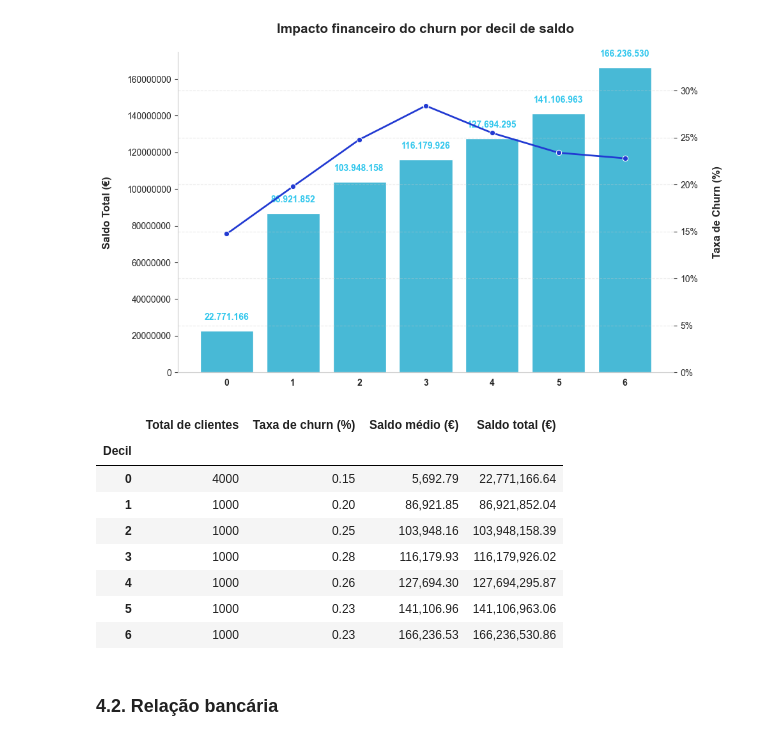
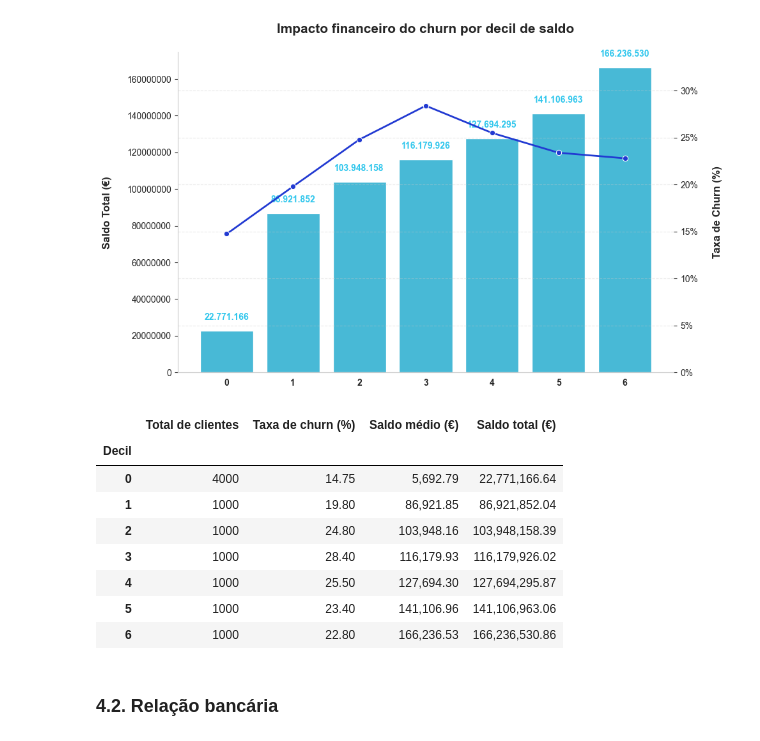
Before and after one commit to emso-exe/Churn_clientes_de_banco, a Jupyter notebook: notebooks/001_analise_exploratoria.ipynb, the cells around one changed output. Cells and saved outputs as stored; diff of their text form; code cells hidden in the pictures.

```diff
--- a/notebooks/001_analise_exploratoria.ipynb
+++ b/notebooks/001_analise_exploratoria.ipynb
@@ -697,38 +698,38 @@ plt.show()
 # %%
 # Análise por decil de saldo
 decile_analysis = (
     df.groupby('balance_decile').agg(
         total_clientes=('Exited', 'count'),
         taxa_churn=('Exited', 'mean'),
         avg_balance=('Balance', 'mean'),
         total_balance=('Balance', 'sum')
       )
 )
 
 # Formatação dos resultados
 decile_analysis['Total de clientes'] = decile_analysis['total_clientes'].apply(lambda x: f'{x:.0f}')
-decile_analysis['Taxa de churn (%)'] = decile_analysis['taxa_churn'].apply(lambda x: f'{x:.2f}')
+decile_analysis['Taxa de churn (%)'] = decile_analysis['taxa_churn'].apply(lambda x: f'{x*100:.2f}')
 decile_analysis['Saldo médio (€)'] = decile_analysis['avg_balance'].apply(lambda x: f'{x:,.2f}')
 decile_analysis['Saldo total (€)'] = decile_analysis['total_balance'].apply(lambda x: f'{x:,.2f}')
 
 # Remover colunas numéricas originais
 decile_analysis = decile_analysis.drop(columns=['total_clientes', 'taxa_churn', 'avg_balance', 'total_balance'])
 
 # Renomear índice
 decile_analysis.index.name = 'Decil'
 
 # Exibir tabela final
 decile_analysis
 # %% [output]
 |  | Total de clientes | Taxa de churn (%) | Saldo médio (€) | Saldo total (€) |
 | Decil |  |  |  |  |
-| 0 | 4000 | 0.15 | 5,692.79 | 22,771,166.64 |
-| 1 | 1000 | 0.20 | 86,921.85 | 86,921,852.04 |
-| 2 | 1000 | 0.25 | 103,948.16 | 103,948,158.39 |
-| 3 | 1000 | 0.28 | 116,179.93 | 116,179,926.02 |
-| 4 | 1000 | 0.26 | 127,694.30 | 127,694,295.87 |
-| 5 | 1000 | 0.23 | 141,106.96 | 141,106,963.06 |
-| 6 | 1000 | 0.23 | 166,236.53 | 166,236,530.86 |
+| 0 | 4000 | 14.75 | 5,692.79 | 22,771,166.64 |
+| 1 | 1000 | 19.80 | 86,921.85 | 86,921,852.04 |
+| 2 | 1000 | 24.80 | 103,948.16 | 103,948,158.39 |
+| 3 | 1000 | 28.40 | 116,179.93 | 116,179,926.02 |
+| 4 | 1000 | 25.50 | 127,694.30 | 127,694,295.87 |
+| 5 | 1000 | 23.40 | 141,106.96 | 141,106,963.06 |
+| 6 | 1000 | 22.80 | 166,236.53 | 166,236,530.86 |
 # %% [markdown]
 ### 4.2. Relação bancária
 # %% [markdown]
```
Also changed, not shown: parts of 10 cells of this notebook.
